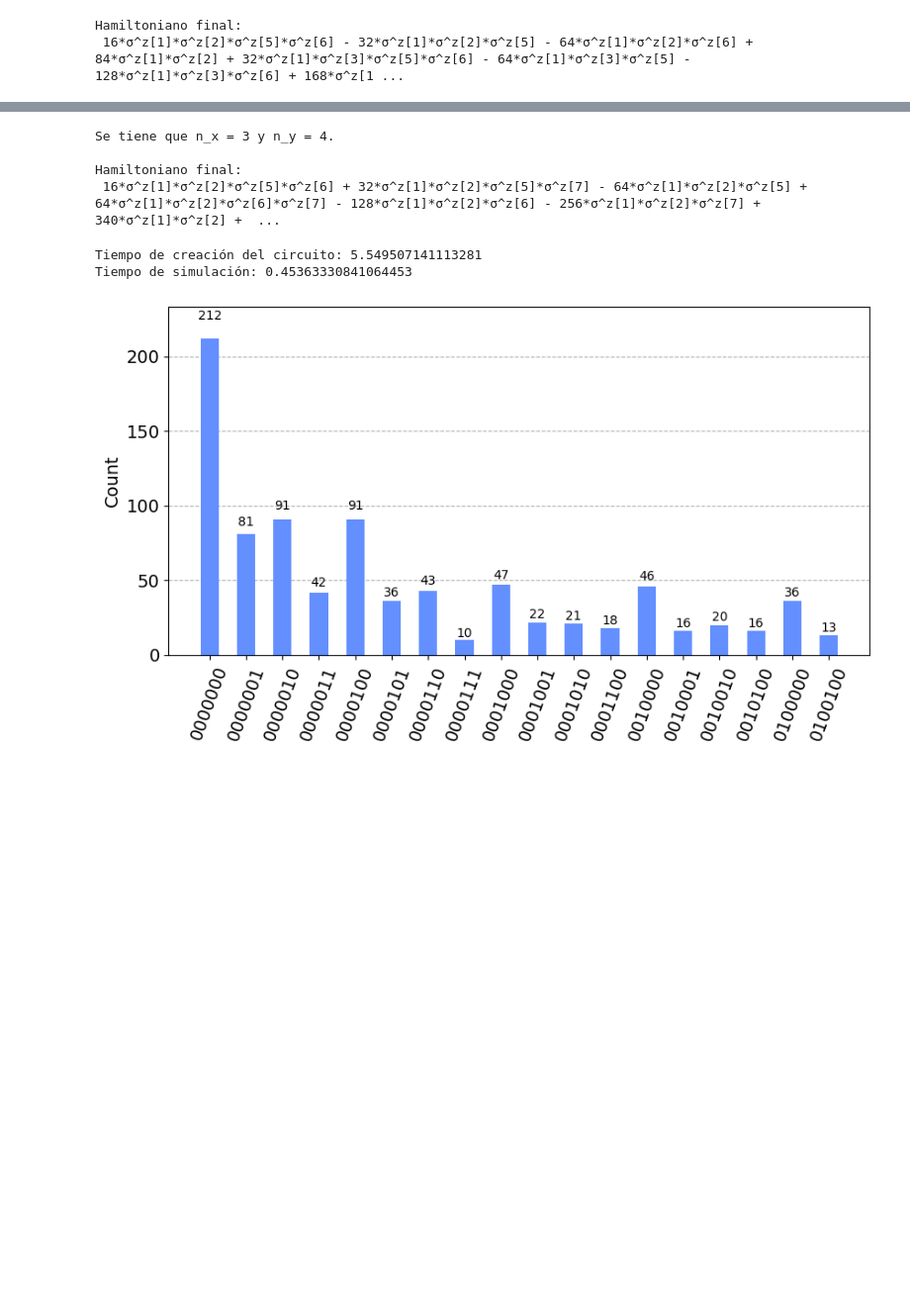
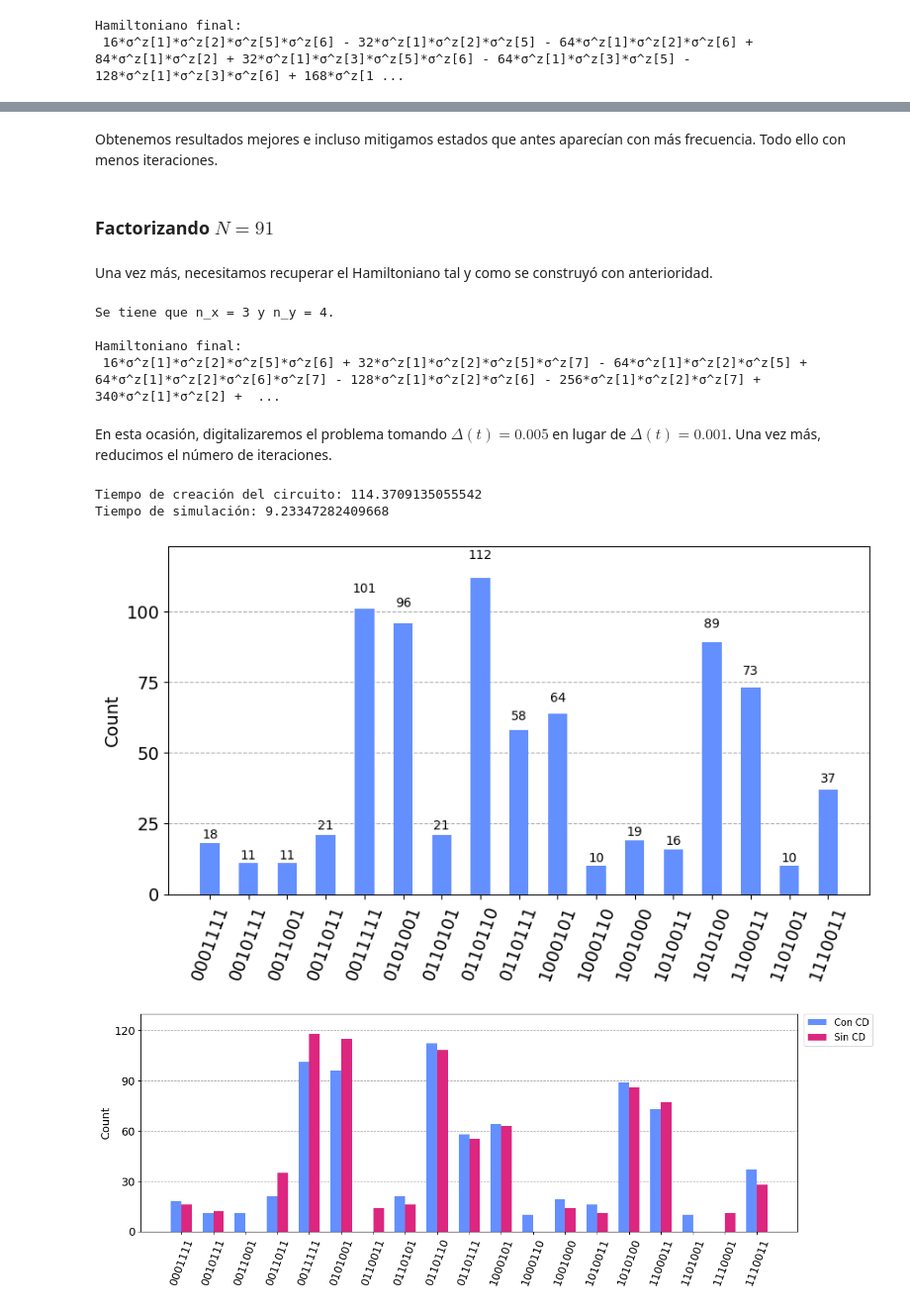
Before and after one commit to Mariomc10/C-digos_TFM, a Jupyter notebook: Atajos_Para_La_Adiabaticidad.ipynb, the cells around one changed output, grey strips where cells are left out. Shown: that part at 99% size. Drawn from its saved outputs; the diff is of its cells as text; code cells hidden in the pictures; blank space fills up the shorter version.

```diff
--- a/Atajos_Para_La_Adiabaticidad.ipynb
+++ b/Atajos_Para_La_Adiabaticidad.ipynb
@@ -280,8 +285,7 @@ Hamiltoniano final:
 # %%
-T = 0.0001                       # Tiempo final
-delta_t = 0.00001              # Paso
+T = 10                      # Tiempo final
+delta_t = 0.05              # Paso
 num_it = int(T/delta_t)     # Número de iteraciones
-hx = -1                     # Coeficiente del Hamiltoniano inicial
 omega = np.pi/(2*T)
 
 # Schedule en función de la iteración en la que se encuentra la troterización
@@ -330,13 +343,11 @@ dig_circuit.h(dig_circuit_qreg)
 
 # Trotterización
 for i in [delta_t*i for i in range(1,num_it+1)]:
-    dig_circuit.rx(2*(1-lam_t_dig(i))*hx*delta_t,dig_circuit_qreg)
-    for coef, vars in coef_vars[:-1]:                                                                                # No tomamos el término independiente del Hamiltoniano
+    dig_circuit.rx(2*(1-lam_t_dig(i))*(-1)*delta_t,dig_circuit_qreg)                                                            # Factor -1 debido al coeficiente del Hamiltoniano inicial
+    for coef, vars in coef_vars[:-1]:                                                                                           # No tomamos el término independiente del Hamiltoniano
         dig_circuit.append(puerta_coef(int(coef)*lam_t_dig(i)*delta_t,len(vars)),[dig_circuit_qreg[i-1] for i in vars])
     for ind in range(1,nx+ny+1):
-        dig_circuit.ry(2*calcula_CD_i(Hamiltoniano_simplificado,ind,i)*delta_t,dig_circuit_qreg[ind-1])
-    # if i==delta_t:
-    #     display(dig_circuit.decompose().draw("mpl"))
+        dig_circuit.ry(2*calcula_CD_i(coeficiente_variable(Hamiltoniano_simplificado),ind,i)*delta_t,dig_circuit_qreg[ind-1])   # Parte CD
 
 # Mediciones
 dig_circuit.measure(dig_circuit_qreg,dig_circuit_creg)
@@ -351,7 +362,12 @@ result = backend.run(dig_circuit,shots=1000).result()
 t1 = time()-t0
 print("Tiempo de simulación:",t1)
 
-# Mostramos los resultados que superan un 1% de los shots realizados
+# Resultados sin CD obtenidos del cuadernillo Shor_Adiabatico.ipynb
+no_CD_filt_counts = {'010110': 17, '000111': 11, '100101': 10, '111011': 18, '101011': 30, '111001': 19, '101101': 16, '110011': 44, '011111': 108, '110111': 59, '111111': 236, '011011': 26, '101111': 20, '001111': 27, '100110': 16, '100111': 40, '011001': 11, '011101': 22, '100011': 16, '111101': 14, '110010': 17, '000101': 10, '011010': 10, '101001': 13, '010111': 21, '010011': 15, '011110': 11}
+# Resultados con CD
 filt_counts = {k:v for k,v in result.get_counts().items() if v >= 1000*0.01}
+# Histograma con los resultados filtrados a aquellos superando un 1% de los shots realizados
 display(plot_histogram(filt_counts,figsize=(10,5)))
+# Mostramos una comparativa entre los resultados con y sin protocolo CD
+display(plot_histogram([filt_counts,no_CD_filt_counts],legend=["Con CD","Sin CD"],figsize=(15,5),bar_labels=False))
 # %% [output]
@@ -361,3 +378,9 @@ Tiempo de simulación: 0.02789473533630371
+# %% [markdown]
+Obtenemos resultados mejores e incluso mitigamos estados que antes aparecían con más frecuencia. Todo ello con menos iteraciones.
+# %% [markdown]
+### Factorizando $N = 91$
+# %% [markdown]
+Una vez más, necesitamos recuperar el Hamiltoniano tal y como se construyó con anterioridad.
 # %%
 # Parámetros iniciales
 N = 7*13
@@ -406,49 +429,54 @@ Se tiene que n_x = 3 y n_y = 4.
 
 Hamiltoniano final:
  16*σ^z[1]*σ^z[2]*σ^z[5]*σ^z[6] + 32*σ^z[1]*σ^z[2]*σ^z[5]*σ^z[7] - 64*σ^z[1]*σ^z[2]*σ^z[5] + 64*σ^z[1]*σ^z[2]*σ^z[6]*σ^z[7] - 128*σ^z[1]*σ^z[2]*σ^z[6] - 256*σ^z[1]*σ^z[2]*σ^z[7] + 340*σ^z[1]*σ^z[2] +  ...
+# %% [markdown]
+En esta ocasión, digitalizaremos el problema tomando $\Delta(t) = 0.005$ en lugar de $\Delta(t) = 0.001$. Una vez más, reducimos el número de iteraciones.
 # %%
-T = 0.1                      # Tiempo final
-delta_t = 0.001             # Paso
+T = 10                      # Tiempo final
+delta_t = 0.005             # Paso
 num_it = int(T/delta_t)     # Número de iteraciones
-hx = -1                     # Coeficiente del Hamiltoniano inicial
 omega = np.pi/(2*T)
 
 # Circuito para la digitalización
 t0 = time()
 dig_circuit_qreg = QuantumRegister(nx+ny)
 dig_circuit_creg = ClassicalRegister(nx+ny)
 dig_circuit = QuantumCircuit(dig_circuit_qreg,dig_circuit_creg)
 
 # Comenzamos con el estado fundamental del Hamiltoniano inicial
 dig_circuit.h(dig_circuit_qreg)
 
 # Trotterización
 for i in [delta_t*i for i in range(1,num_it+1)]:
-    dig_circuit.rx(2*(1-lam_t_dig(i))*hx*delta_t,dig_circuit_qreg)
-    for coef, vars in coef_vars[:-1]:                                                                                # No tomamos el término independiente del Hamiltoniano
+    dig_circuit.rx(2*(1-lam_t_dig(i))*(-1)*delta_t,dig_circuit_qreg)                                                            # Factor -1 debido al coeficiente del Hamiltoniano inicial
+    for coef, vars in coef_vars[:-1]:                                                                                           # No tomamos el término independiente del Hamiltoniano
         dig_circuit.append(puerta_coef(int(coef)*lam_t_dig(i)*delta_t,len(vars)),[dig_circuit_qreg[i-1] for i in vars])
     for ind in range(1,nx+ny+1):
-        dig_circuit.ry(-2*calcula_CD_i(Hamiltoniano_simplificado,ind,i)*delta_t,dig_circuit_qreg[ind-1])
-    # if i==delta_t:
-    #     display(dig_circuit.decompose().draw("mpl"))
+        dig_circuit.ry(2*calcula_CD_i(coeficiente_variable(Hamiltoniano_simplificado),ind,i)*delta_t,dig_circuit_qreg[ind-1])   # Parte CD
 
 # Mediciones
 dig_circuit.measure(dig_circuit_qreg,dig_circuit_creg)
 t1 = time()-t0
 print("Tiempo de creación del circuito:",t1)
 
 # Simulación en qasm_simulator
 dig_circuit = dig_circuit.decompose()                   # Para evitar tiempo de traspilado tomamos el circuito descompuesto
 t0 = time()
 backend = Aer.get_backend("qasm_simulator")
 result = backend.run(dig_circuit,shots=1000).result()
 t1 = time()-t0
 print("Tiempo de simulación:",t1)
 
-# Mostramos los resultados que superan un 1% de los shots realizados
+# Resultados sin CD obtenidos del cuadernillo Shor_Adiabatico.ipynb
+no_CD_filt_counts = {'1110001': 11, '1000101': 63, '0110110': 108, '0101001': 115, '1110011': 28, '0110111': 55, '0011111': 118, '1100011': 77, '1010100': 86, '0110011': 14, '0011011': 35, '0110101': 16, '1001000': 14, '1010011': 11, '0010111': 12, '0001111': 16}
+# Resultados con CD
 filt_counts = {k:v for k,v in result.get_counts().items() if v >= 1000*0.01}
+# Histograma con los resultados filtrados a aquellos superando un 1% de los shots realizados
 display(plot_histogram(filt_counts,figsize=(10,5)))
+# Mostramos una comparativa entre los resultados con y sin protocolo CD
+display(plot_histogram([filt_counts,no_CD_filt_counts],legend=["Con CD","Sin CD"],figsize=(15,5),bar_labels=False))
 # %% [output]
-Tiempo de creación del circuito: 5.549507141113281
-Tiempo de simulación: 0.45363330841064453
+Tiempo de creación del circuito: 114.3709135055542
+Tiempo de simulación: 9.23347282409668
-[figure, old version]
+[figure, new version]
+[figure, added]
```
Also changed, not shown: parts of 11 cells of this notebook, 2 other files.
